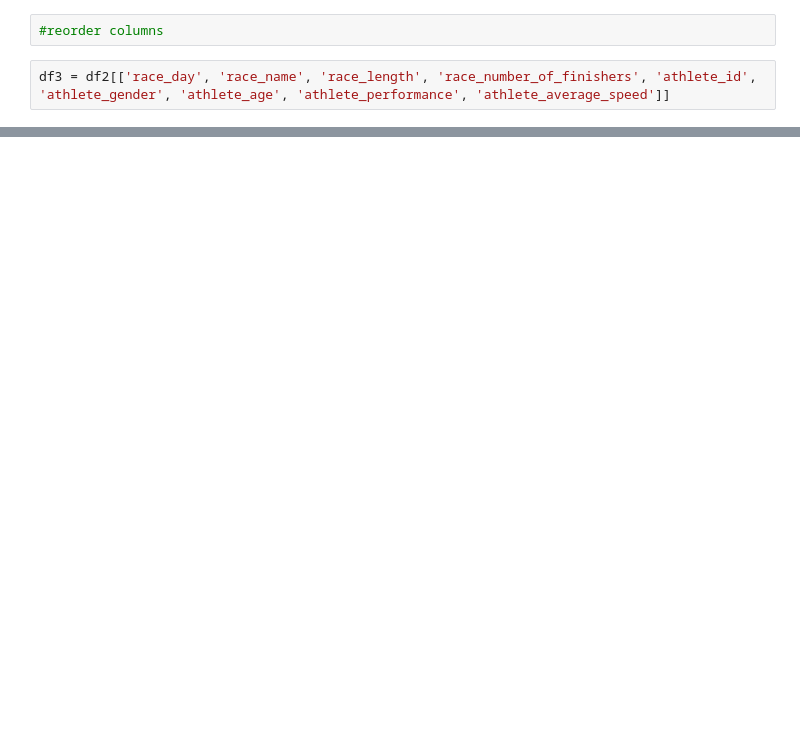
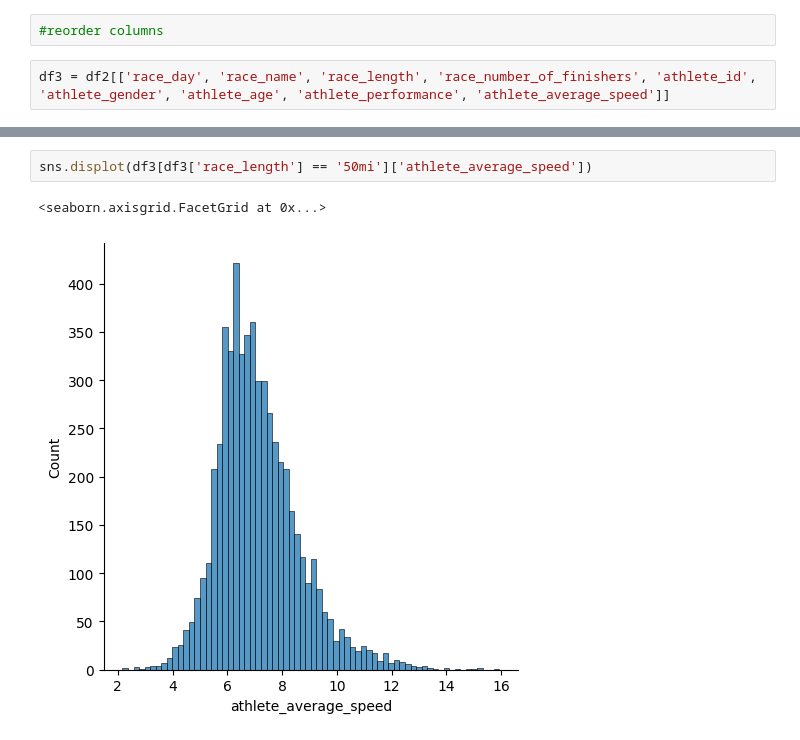
Before and after one commit to radoslav-slavov/UltraMarathon-pandas_project, a Jupyter notebook: ultramarathon.ipynb, the cells around one changed output, grey strips where cells are left out. Drawn from its saved outputs; the diff is of its cells as text; blank space fills up the shorter version.

```diff
--- a/ultramarathon.ipynb
+++ b/ultramarathon.ipynb
@@ -345,0 +372,5 @@ df3.head()
+# %%
+sns.displot(df3[df3['race_length'] == '50mi']['athlete_average_speed'])
+# %% [output]
+<seaborn.axisgrid.FacetGrid at 0x...>
+[figure, added]
```
Also changed, not shown: parts of 17 cells of this notebook, 1 other file.
